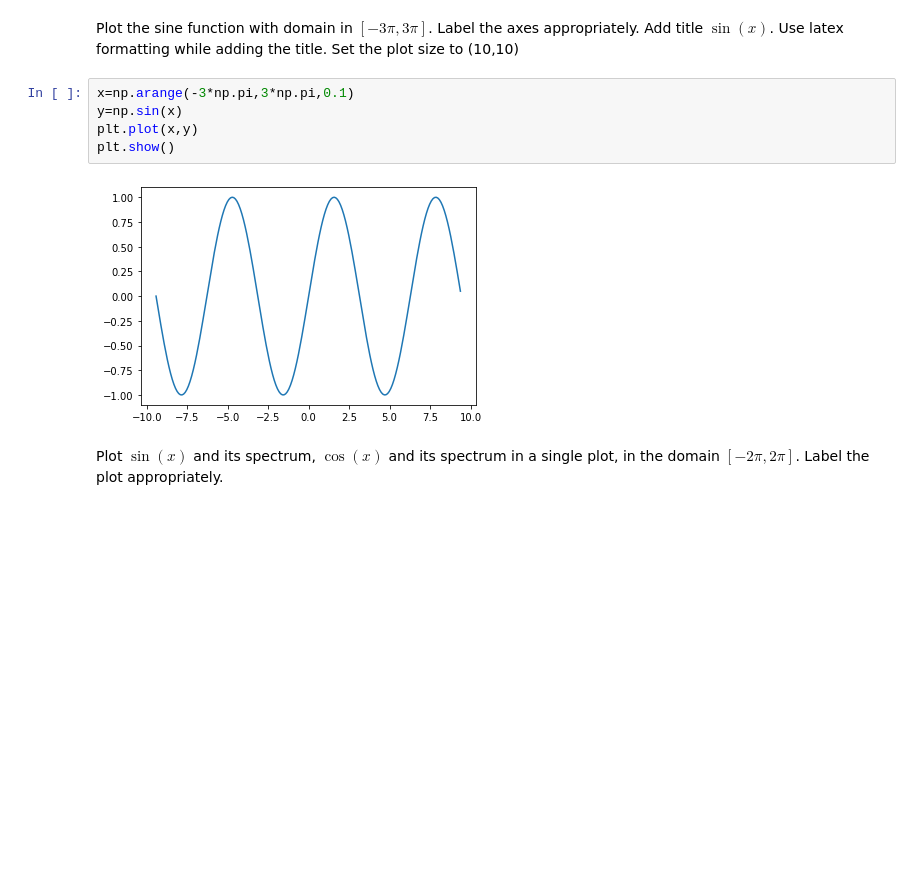
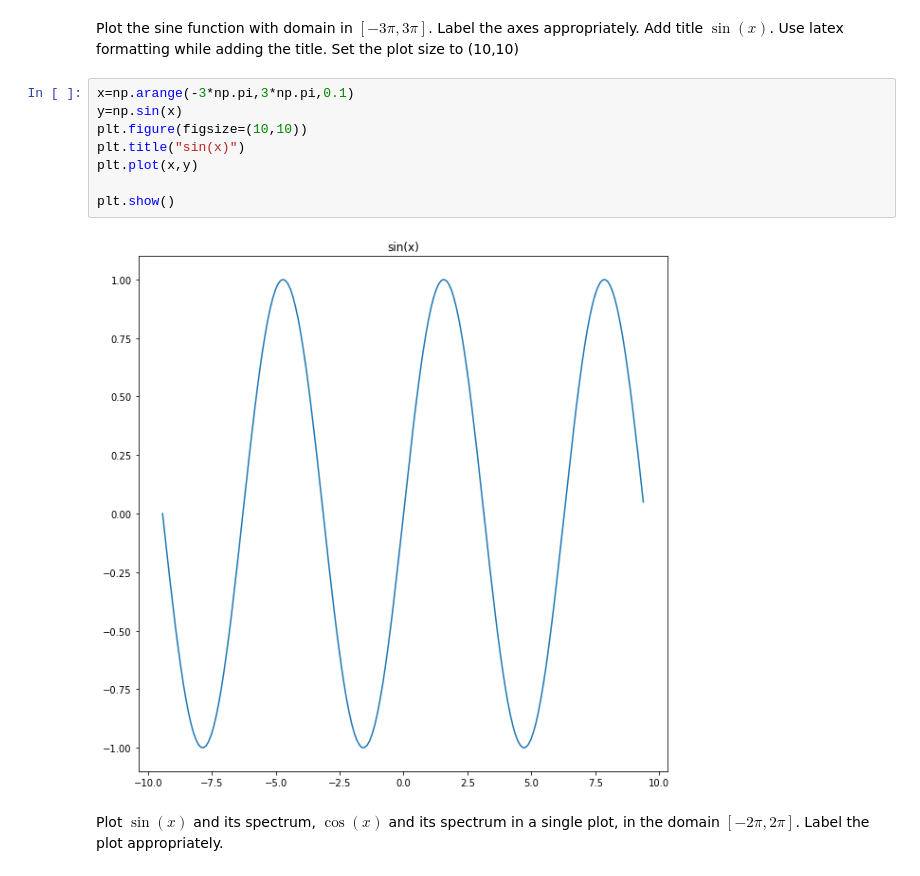
Before and after one commit to hemantkiitg/shala_2020, a Jupyter notebook: Assignment_1_DS.ipynb, the cells around one changed output. Saved outputs shown, nothing was run; the diff lists cells and outputs as text; blank space fills up the shorter version.

```diff
--- a/Assignment_1_DS.ipynb
+++ b/Assignment_1_DS.ipynb
@@ -371,9 +371,12 @@ Plot the sine function with domain in $[-3\pi,3\pi]$. Label the axes appropriate
 # %%
 x=np.arange(-3*np.pi,3*np.pi,0.1)
 y=np.sin(x)
+plt.figure(figsize=(10,10))
+plt.title("sin(x)")
 plt.plot(x,y)
+
 plt.show()
 # %% [output]
-[figure, old version]
+[figure, new version]
 # %% [markdown]
 Plot $\sin(x)$ and its spectrum, $\cos(x)$ and its spectrum in a single plot, in the domain $[-2\pi,2\pi]$. Label the plot appropriately.
```
Also changed, not shown: parts of 1 cell of this notebook.
